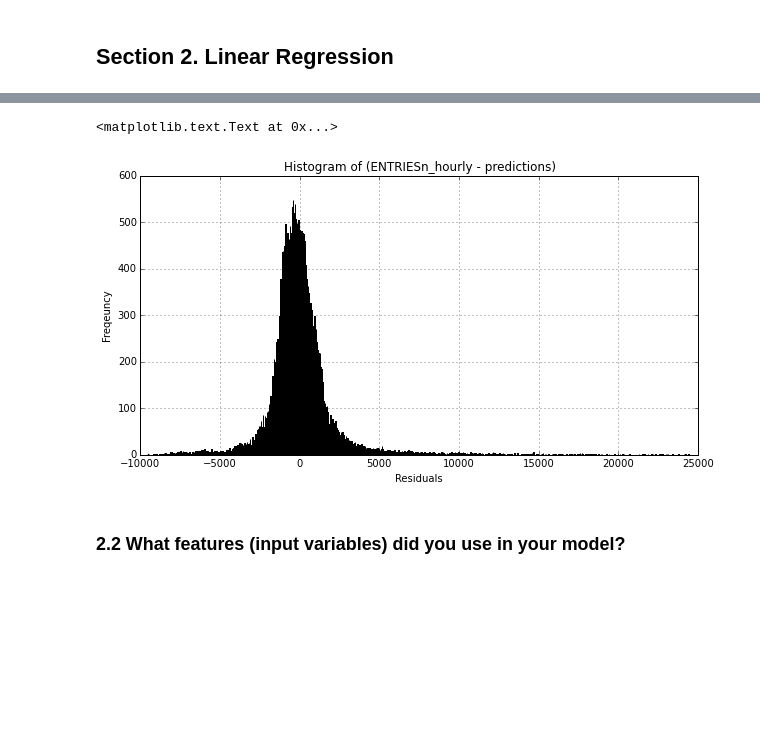
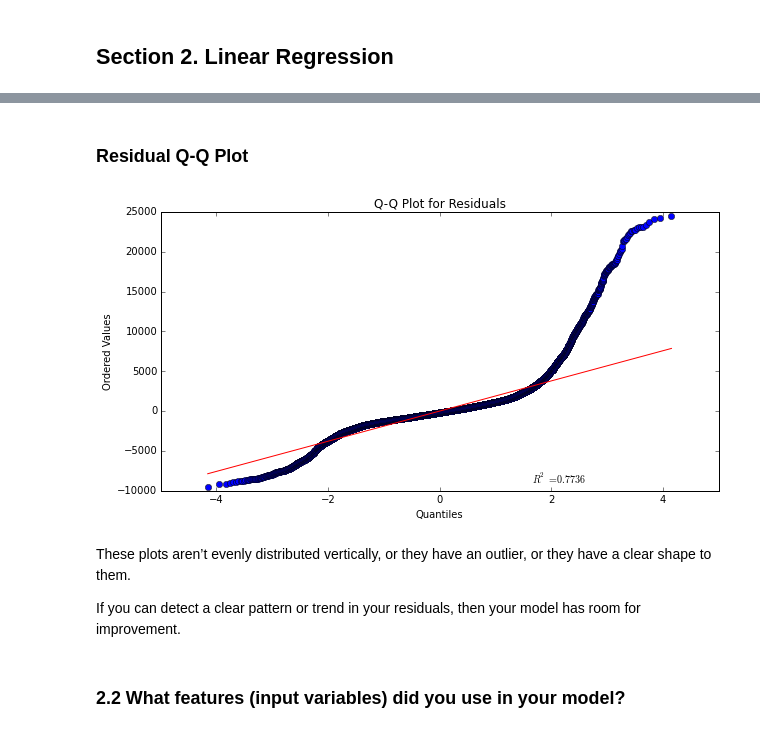
Before and after one commit to craignicholson/P2-1, a Jupyter notebook: Data_Analyst_ND_Project2.ipynb, the cells around one changed output, grey strips where cells are left out. Saved outputs shown, nothing was run; the diff lists cells and outputs as text; code cells hidden in the pictures; blank space fills up the shorter version.

```diff
--- a/Data_Analyst_ND_Project2.ipynb
+++ b/Data_Analyst_ND_Project2.ipynb
@@ -465,13 +476,15 @@ strong multicollinearity problems or that the design matrix is singular.
-# %%
-residuals = df['ENTRIESn_hourly'] - predictions
-plt.figure()
-residuals.hist(bins=1000)
-plt.title(r'Histogram of (ENTRIESn_hourly - predictions)')
-plt.xlabel('Residuals')
-plt.ylabel('Freqeuncy')
-# %% [output]
-<matplotlib.text.Text at 0x...>
-[figure, removed]
+# %% [markdown]
+### Residual Q-Q Plot
+# %%
+stats.probplot(residuals, dist="norm", plot=pylab)
+pylab.title('Q-Q Plot for Residuals')
+pylab.show()
+# %% [output]
+[figure, added]
+# %% [markdown]
+These plots aren’t evenly distributed vertically, or they have an outlier, or they have a clear shape to them.
+
+If you can detect a clear pattern or trend in your residuals, then your model has room for improvement.
 # %% [markdown]
 ### 2.2 What features (input variables) did you use in your model?
 # %%
```
Also changed, not shown: parts of 28 cells of this notebook.
